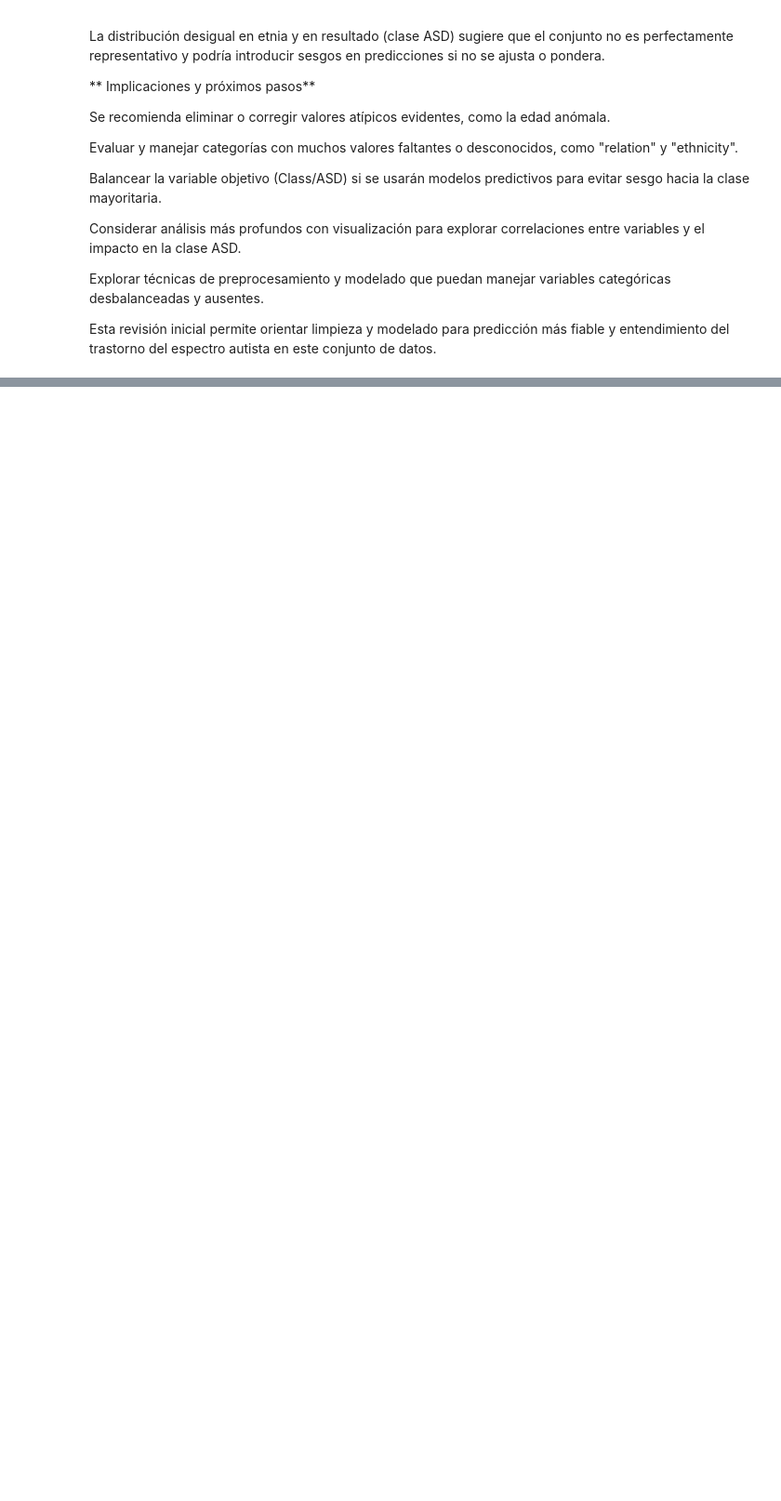
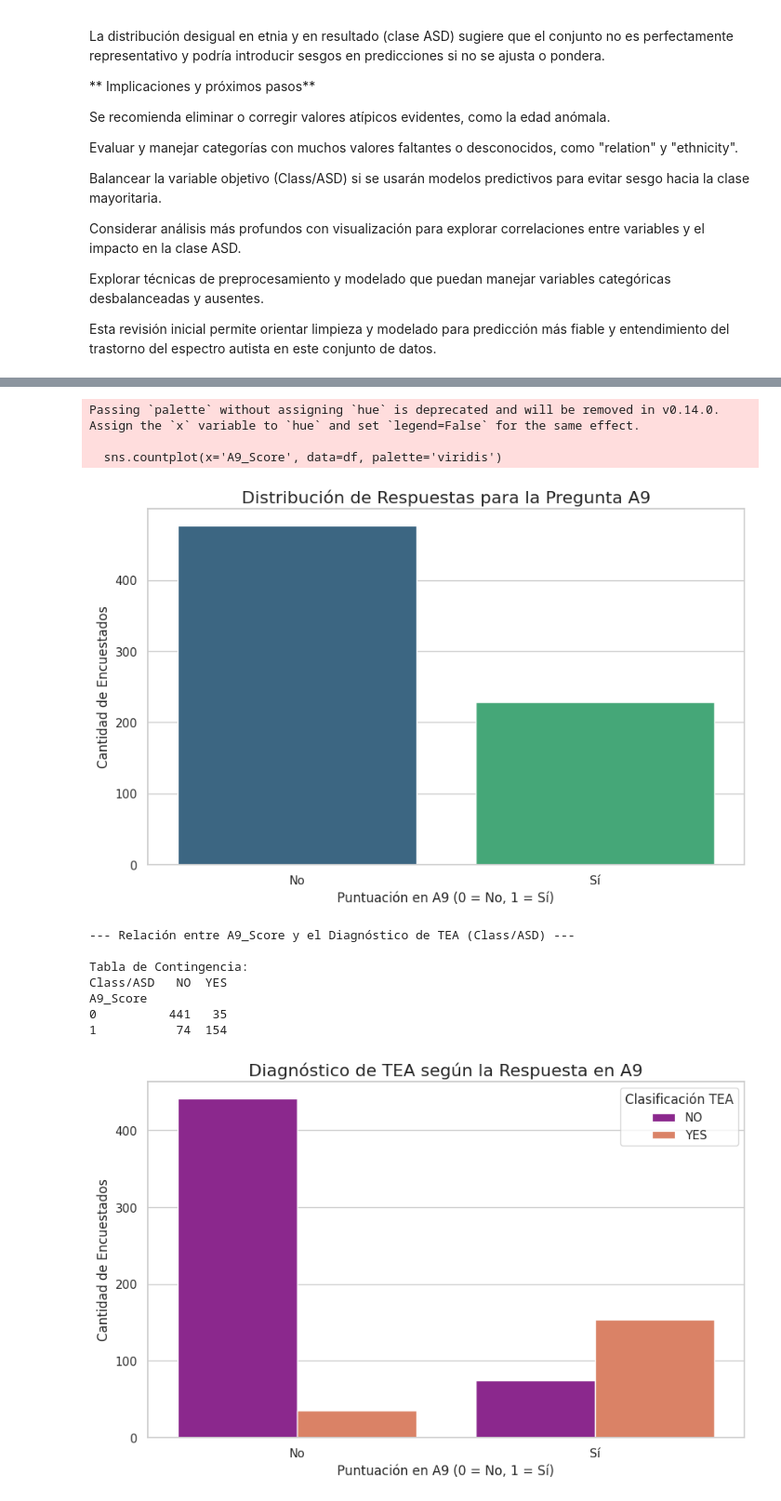
Before and after one commit to rubenesticesi/cienciasdedatos1, a Jupyter notebook: PredicciondeAutismo.ipynb, the cells around one changed output, grey strips where cells are left out. Shown: that part at 93% size. Drawn from its saved outputs; the diff is of its cells as text; code cells hidden in the pictures; blank space fills up the shorter version.

```diff
--- a/PredicciondeAutismo.ipynb
+++ b/PredicciondeAutismo.ipynb
@@ -450,0 +575,57 @@ Esta revisión inicial permite orientar limpieza y modelado para predicción má
+# %%
+# Paso 1: Importar las librerías necesarias
+import pandas as pd
+import seaborn as sns
+import matplotlib.pyplot as plt
+
+# Configurar el estilo de las visualizaciones para un mejor aspecto
+sns.set_theme(style="whitegrid")
+
+# Paso 2: Cargar el conjunto de datos
+# Se reemplazan los valores '?' por NaN (Not a Number) para que Pandas los reconozca como datos faltantes.
+df = pd.read_csv('autism_screening.csv', na_values='?')
+
+# Paso 3: Inspección inicial de los datos
+print("--- Información general del dataset ---")
+df.info()
+print("\n--- Primeras 5 filas del dataset ---")
+print(df.head())
+
+
+# Paso 4: Análisis Univariado de la variable 'A9_Score'
+print("\n--- Análisis de la variable 'A9_Score' ---")
+
+# Contar la frecuencia de cada respuesta (0 para 'No', 1 para 'Sí')
+a9_counts = df['A9_Score'].value_counts()
+print("\nDistribución de respuestas para A9_Score:")
+print(a9_counts)
+
+# Crear una visualización para la distribución de A9_Score
+plt.figure(figsize=(10, 6))
+sns.countplot(x='A9_Score', data=df, palette='viridis')
+plt.title('Distribución de Respuestas para la Pregunta A9', fontsize=16)
+plt.xlabel('Puntuación en A9 (0 = No, 1 = Sí)', fontsize=12)
+plt.ylabel('Cantidad de Encuestados', fontsize=12)
+plt.xticks([0, 1], ['No', 'Sí'])
+plt.show()
+
+
+# Paso 5: Relación entre 'A9_Score' y la variable objetivo ('Class/ASD')
+# Este es un análisis bivariado, pero es crucial para entender la importancia de A9_Score.
+print("\n--- Relación entre A9_Score y el Diagnóstico de TEA (Class/ASD) ---")
+
+# Crear una tabla de contingencia para ver la relación
+crosstab_a9 = pd.crosstab(df['A9_Score'], df['Class/ASD'])
+print("\nTabla de Contingencia:")
+print(crosstab_a9)
+
+# Crear una visualización para la tasa de diagnóstico por respuesta en A9
+plt.figure(figsize=(10, 6))
+sns.countplot(x='A9_Score', hue='Class/ASD', data=df, palette='plasma')
+plt.title('Diagnóstico de TEA según la Respuesta en A9', fontsize=16)
+plt.xlabel('Puntuación en A9 (0 = No, 1 = Sí)', fontsize=12)
+plt.ylabel('Cantidad de Encuestados', fontsize=12)
+plt.xticks([0, 1], ['No', 'Sí'])
+plt.legend(title='Clasificación TEA')
+plt.show()
+# %% [output]
@@ -450,0 +649,12 @@ Esta revisión inicial permite orientar limpieza y modelado para predicción má
+Passing `palette` without assigning `hue` is deprecated and will be removed in v0.14.0. Assign the `x` variable to `hue` and set `legend=False` for the same effect.
+
+  sns.countplot(x='A9_Score', data=df, palette='viridis')
+[figure, added]
+--- Relación entre A9_Score y el Diagnóstico de TEA (Class/ASD) ---
+
+Tabla de Contingencia:
+Class/ASD   NO  YES
+A9_Score
+0          441   35
+1           74  154
+[figure, added]
```
Also changed, not shown: parts of 2 cells of this notebook.
